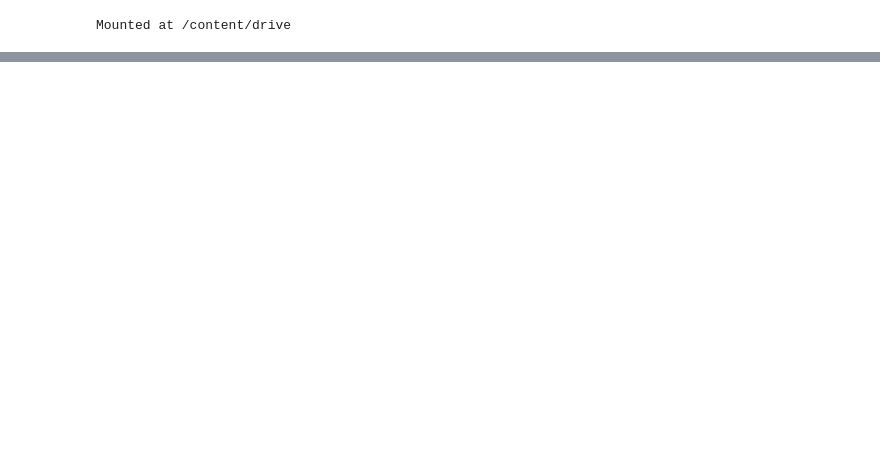
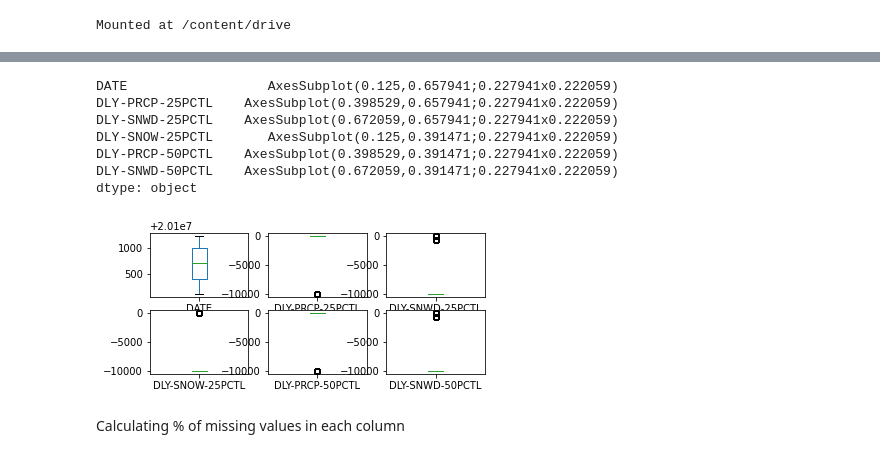
Before and after one commit to JOPloume/google-colab-notebooks, a Jupyter notebook: data_preprocessing_tests.ipynb, the cells around one changed output, grey strips where cells are left out. Saved outputs shown, nothing was run; the diff lists cells and outputs as text; code cells hidden in the pictures; blank space fills up the shorter version.

```diff
--- a/data_preprocessing_tests.ipynb
+++ b/data_preprocessing_tests.ipynb
@@ -21,0 +28,3 @@ df.head()
+# %%
+df2 = pd.read_csv('/content/drive/MyDrive/colab_notebooks/climate_temp.csv', sep=",")
+df2.head()
@@ -21,0 +51,3 @@ df.head()
+# %%
+outer_merged_df = pd.merge(df1, df2, how="outer", on=["STATION", "DATE"])
+outer_merged_df.shape
@@ -21,0 +85,13 @@ df.head()
+# %%
+outer_merged_df.loc[:,'DATE':'DLY-SNWD-50PCTL'].plot(kind='box', subplots=True, layout=(3,3), sharex=False, sharey=False)
+# %% [output]
+DATE                  AxesSubplot(0.125,0.657941;0.227941x0.222059)
+DLY-PRCP-25PCTL    AxesSubplot(0.398529,0.657941;0.227941x0.222059)
+DLY-SNWD-25PCTL    AxesSubplot(0.672059,0.657941;0.227941x0.222059)
+DLY-SNOW-25PCTL       AxesSubplot(0.125,0.391471;0.227941x0.222059)
+DLY-PRCP-50PCTL    AxesSubplot(0.398529,0.391471;0.227941x0.222059)
+DLY-SNWD-50PCTL    AxesSubplot(0.672059,0.391471;0.227941x0.222059)
+dtype: object
+[figure, added]
+# %% [markdown]
+Calculating % of missing values in each column
```
Also changed, not shown: parts of 17 cells of this notebook.
